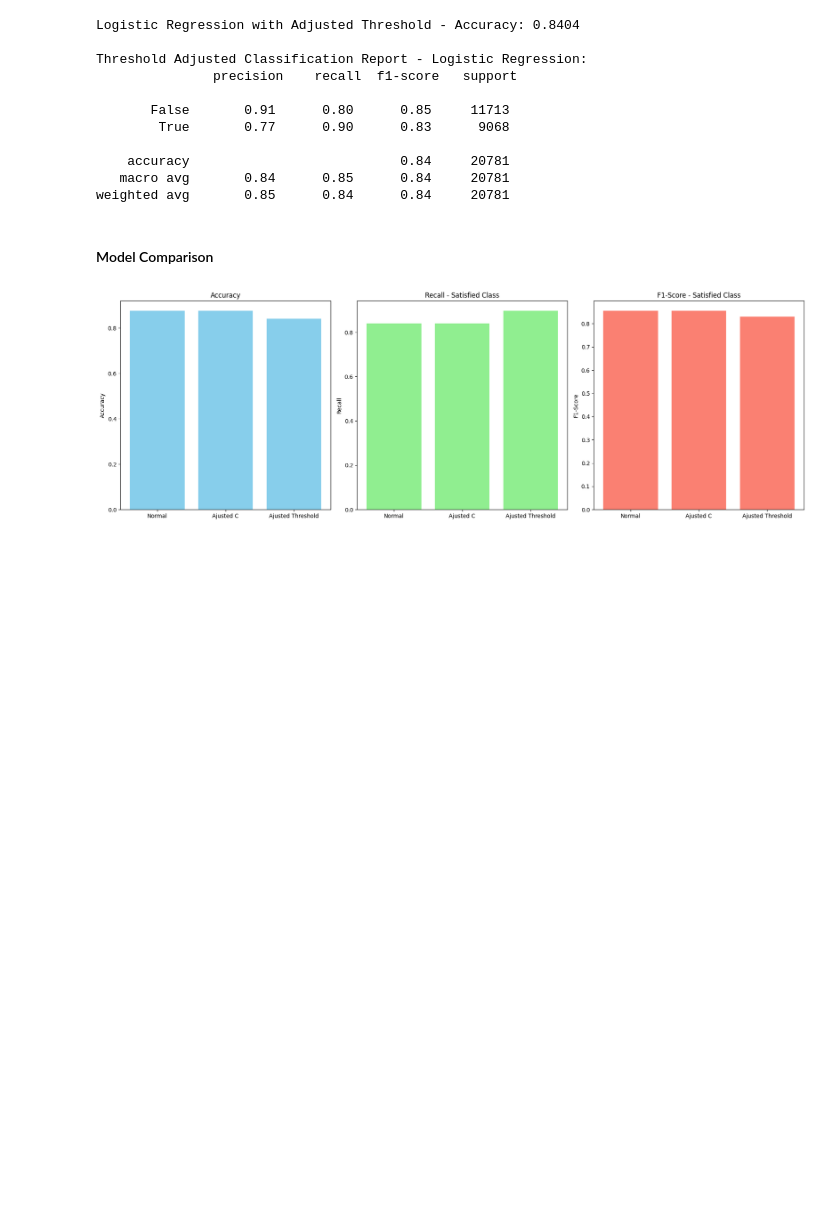
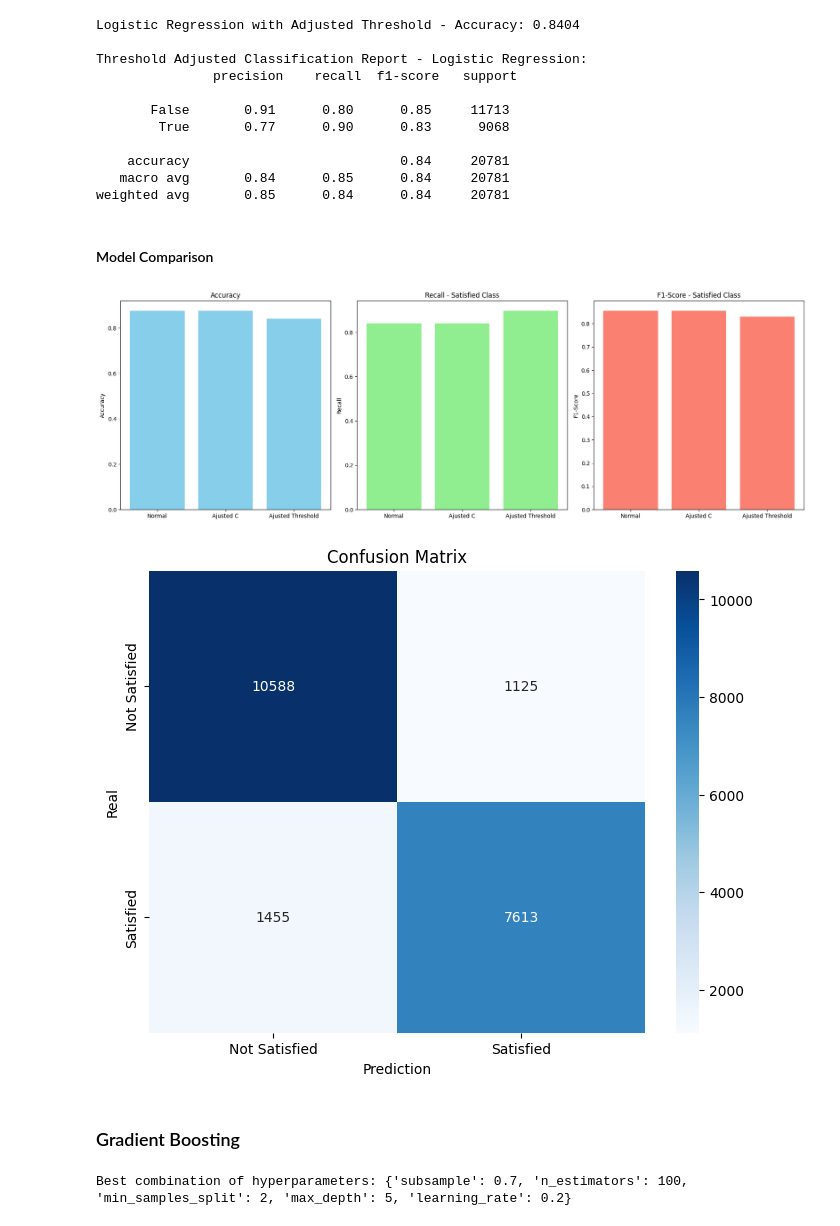
Before and after one commit to inessmatos/FAA_Project2, a Jupyter notebook: FAA_Project2.ipynb, the cells around one changed output. Cells and saved outputs as stored; diff of their text form; code cells hidden in the pictures; blank space fills up the shorter version.

```diff
--- a/FAA_Project2.ipynb
+++ b/FAA_Project2.ipynb
@@ -919,3 +1001,40 @@ plt.tight_layout()
 plt.show()
 # %% [output]
 [figure]
+# %%
+cm = confusion_matrix(y_test, logreg_model.predict(X_test))
+
+plt.figure(figsize=(8, 6))
+sns.heatmap(cm, annot=True, fmt='d', cmap='Blues', xticklabels=['Not Satisfied', 'Satisfied'], yticklabels=['Not Satisfied', 'Satisfied'])
+plt.xlabel('Prediction')
+plt.ylabel('Real')
+plt.title('Confusion Matrix')
+plt.show()
+# %% [output]
+[figure, added]
+# %% [markdown]
+### Gradient Boosting
+# %%
+# Initialize the Gradient Boosting Model
+gb_model = GradientBoostingClassifier(random_state=42)
+
+# Define the parameter grid for RandomizedSearchCV
+param_dist = {
+    'n_estimators': [50, 100, 200],
+    'learning_rate': [0.01, 0.05, 0.2],
+    'max_depth': [3, 5],
+    'subsample': [0.7, 1.0],
+    'min_samples_split': [2, 5]
+}
+
+# Apply RandomizedSearchCV to search for the best hyperparameters
+random_search_gb = RandomizedSearchCV(estimator=gb_model, param_distributions=param_dist,
+                                      n_iter=20, cv=5, n_jobs=-1, scoring='accuracy', random_state=42)
+
+# Fit the model with training data
+random_search_gb.fit(X_train, y_train)
+
+# Best combination of hyperparameters
+print("Best combination of hyperparameters:", random_search_gb.best_params_)
+# %% [output]
+Best combination of hyperparameters: {'subsample': 0.7, 'n_estimators': 100, 'min_samples_split': 2, 'max_depth': 5, 'learning_rate': 0.2}
```
Also changed, not shown: parts of 15 cells of this notebook.
